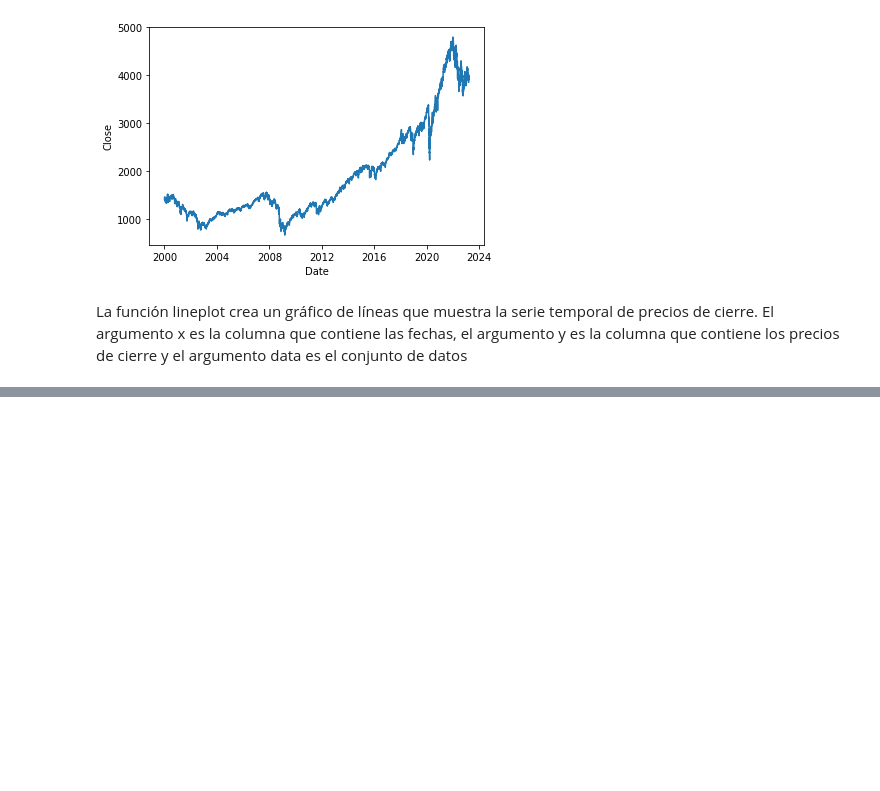
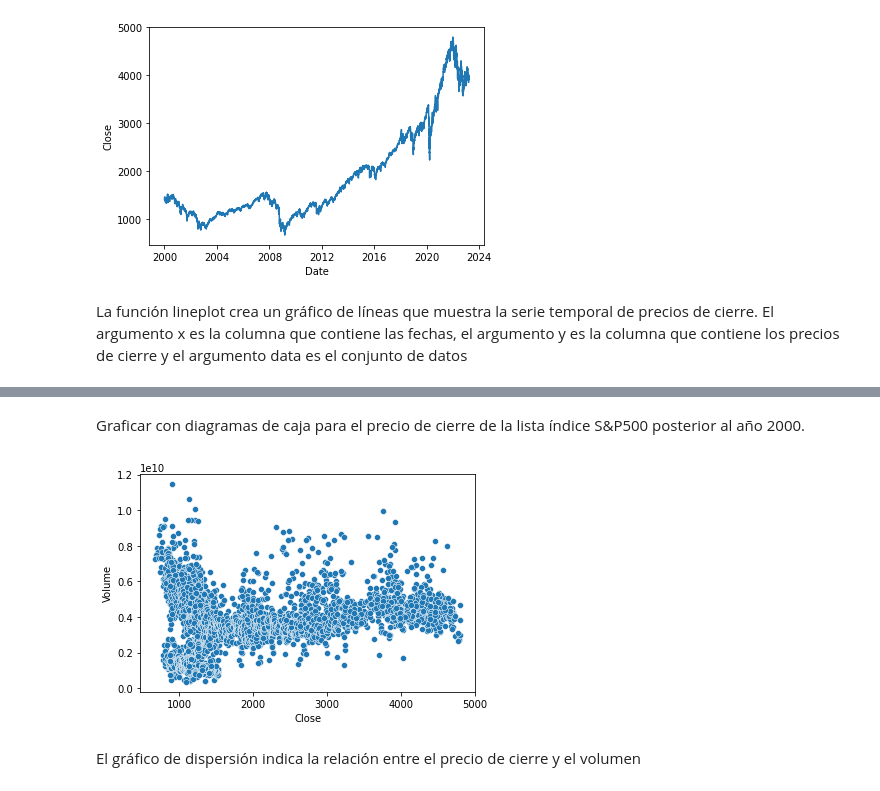
Before and after one commit to diegomaneyro/Analytics, a Jupyter notebook: EDA/Analytics_EDA.ipynb, the cells around one changed output, grey strips where cells are left out. Cells and saved outputs as stored; diff of their text form; code cells hidden in the pictures; blank space fills up the shorter version.

```diff
--- a/EDA/Analytics_EDA.ipynb
+++ b/EDA/Analytics_EDA.ipynb
@@ -81,0 +90,10 @@ La función lineplot crea un gráfico de líneas que muestra la serie temporal d
+# %% [markdown]
+Graficar con diagramas de caja para el precio de cierre de la lista índice S&P500 posterior al año 2000.
+# %%
+# Gráfico de dispersión para el precio de cierre y el volumen
+sns.scatterplot(x=sp500_data["Close"], y=sp500_data["Volume"])
+plt.show()
+# %% [output]
+[figure, added]
+# %% [markdown]
+El gráfico de dispersión indica la relación entre el precio de cierre y el volumen
```
Also changed, not shown: parts of 2 cells of this notebook.
